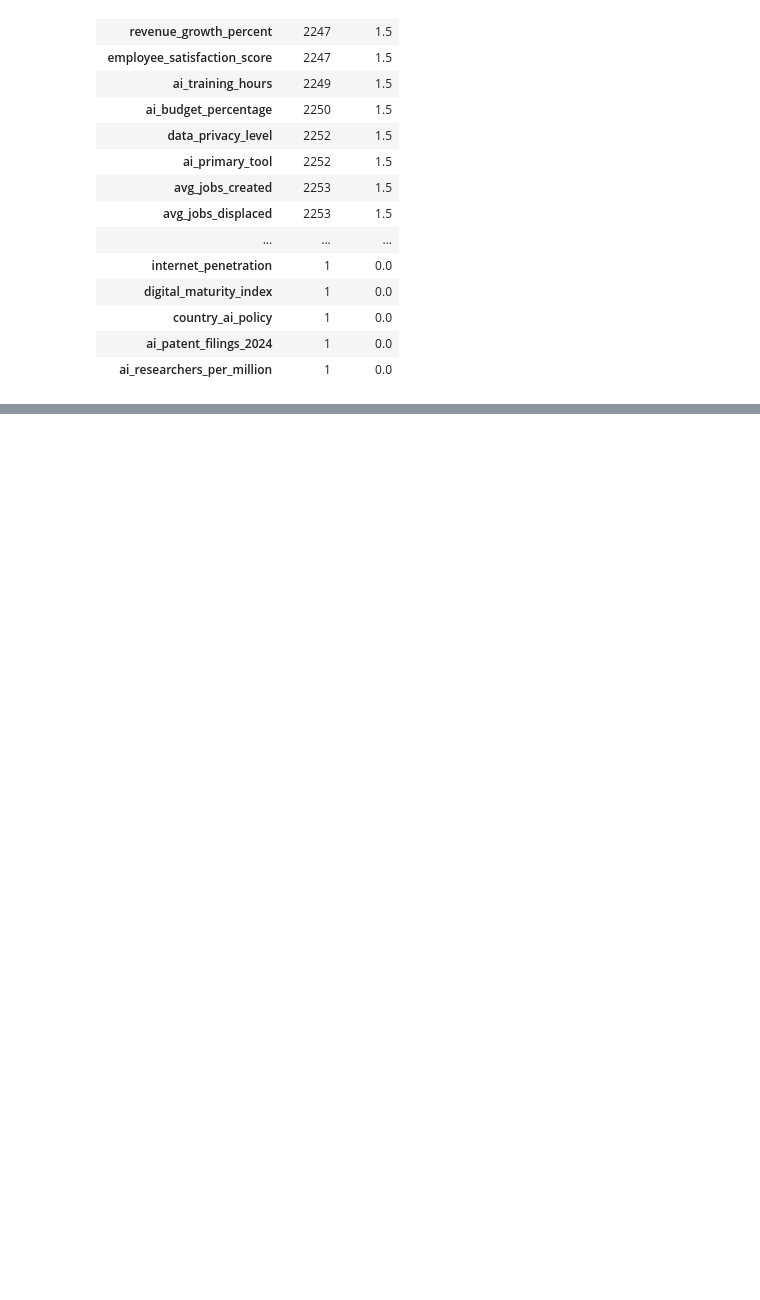
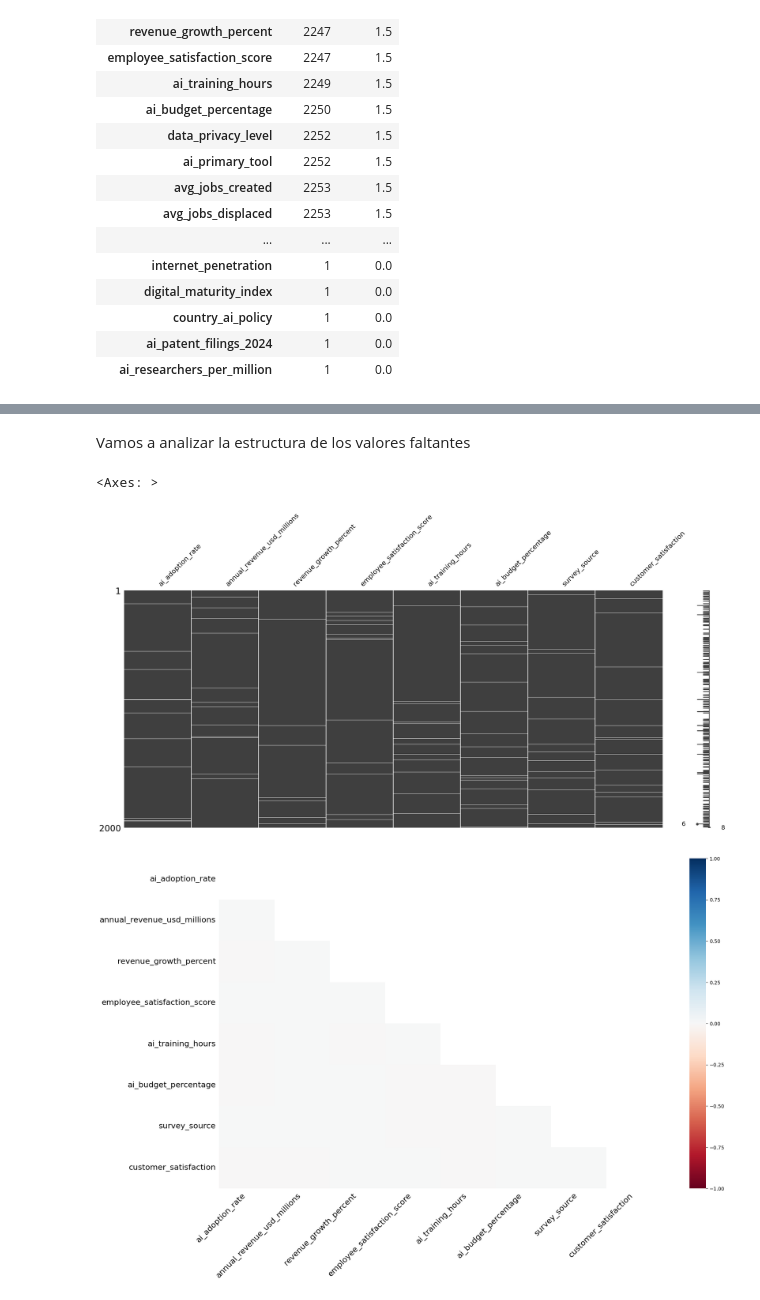
Before and after one commit to Franncippi/Proyecto-mentoria-M09, a Jupyter notebook: 01_analisis_exploratorio.ipynb, the cells around one changed output, grey strips where cells are left out. Saved outputs shown, nothing was run; the diff lists cells and outputs as text; code cells hidden in the pictures; blank space fills up the shorter version.

```diff
--- a/01_analisis_exploratorio.ipynb
+++ b/01_analisis_exploratorio.ipynb
@@ -994,0 +999,3 @@ resumen_nulos
+# %%
+df_final = df_final.drop(columns=cols_avg)  # sacamos las columnas obsoletas del merge viejo
+df_final = df_final.merge(df2, on="industry", how="left", validate="m:1")
@@ -994,0 +1033,11 @@ resumen_nulos
+# %% [markdown]
+Vamos a analizar la estructura de los valores faltantes
+# %%
+# Instalá si hace falta: !pip install missingno
+import missingno as msno
+msno.matrix(df_final[cols_encuesta].sample(2000))  # muestra visual de coincidencia de nulos
+msno.heatmap(df_final[cols_encuesta])
+# %% [output]
+<Axes: >
+[figure, added]
+[figure, added]
```
Also changed, not shown: parts of 14 cells of this notebook.
